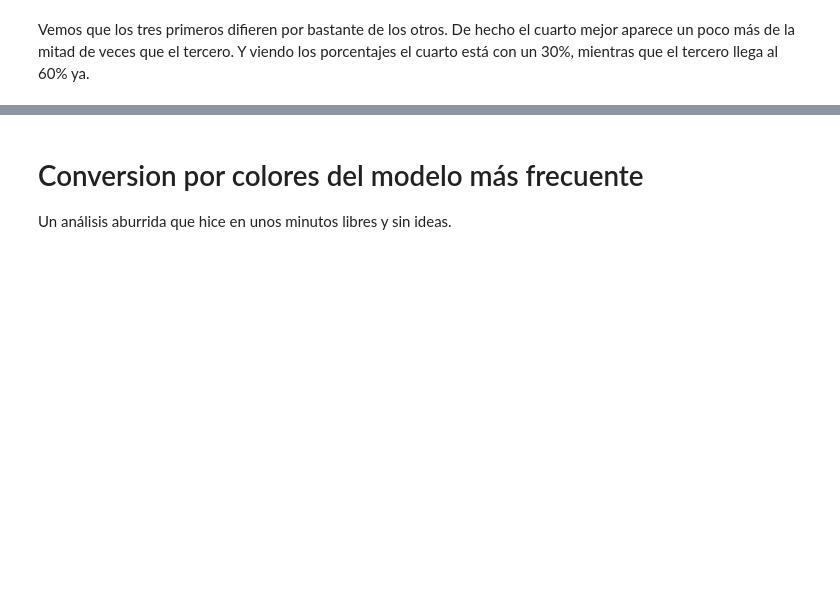
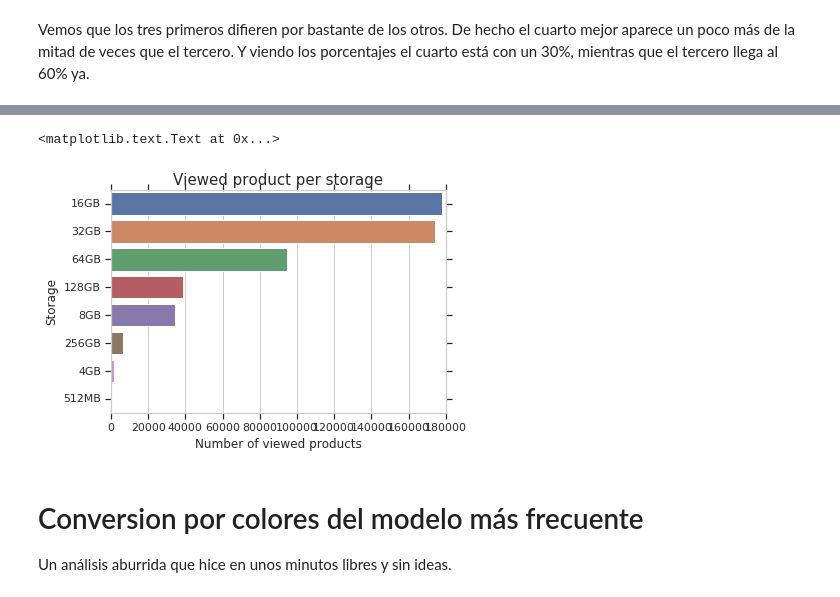
Before and after one commit to rozanecm/7506_OrganizacionDeDatos_TP1, a Jupyter notebook: quilombo.ipynb, the cells around one changed output, grey strips where cells are left out. Drawn from its saved outputs; the diff is of its cells as text; code cells hidden in the pictures; blank space fills up the shorter version.

```diff
--- a/quilombo.ipynb
+++ b/quilombo.ipynb
@@ -369,0 +416,3 @@ Y viendo los porcentajes el cuarto está con un 30%, mientras que el tercero lle
+# %%
+viewed_product_per_storage = eventos_viewed_product.storage.value_counts()
+viewed_product_per_storage
@@ -370,3 +429,11 @@ Y viendo los porcentajes el cuarto está con un 30%, mientras que el tercero lle
+# %%
+g = sns.barplot(x=viewed_product_per_storage.values, y=viewed_product_per_storage.index, orient='h')
+g.set_title("Viewed product per storage", fontsize=15)
+g.set_xlabel("Number of viewed products", fontsize=12)
+g.set_ylabel("Storage", fontsize=12)
+# %% [output]
+<matplotlib.text.Text at 0x...>
+[figure, added]
 # %% [markdown]
 # Conversion por colores del modelo más frecuente
 
```
Also changed, not shown: parts of 18 cells of this notebook, 1 other file.
